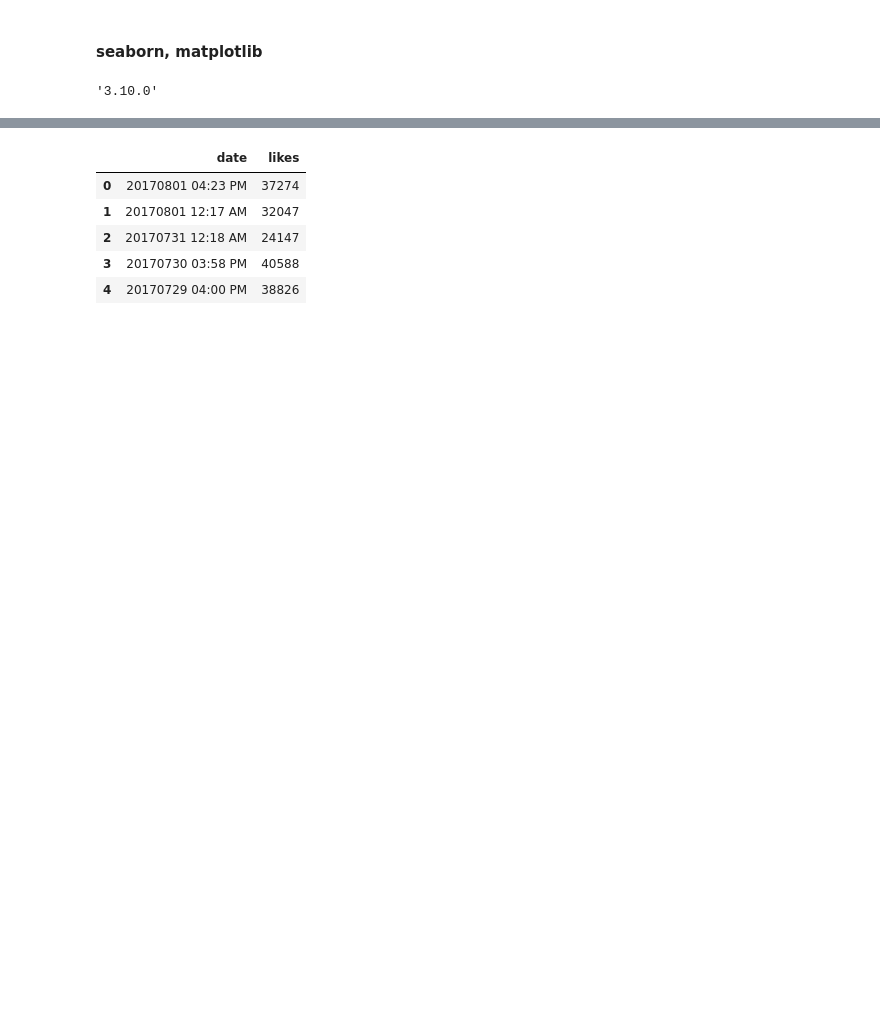
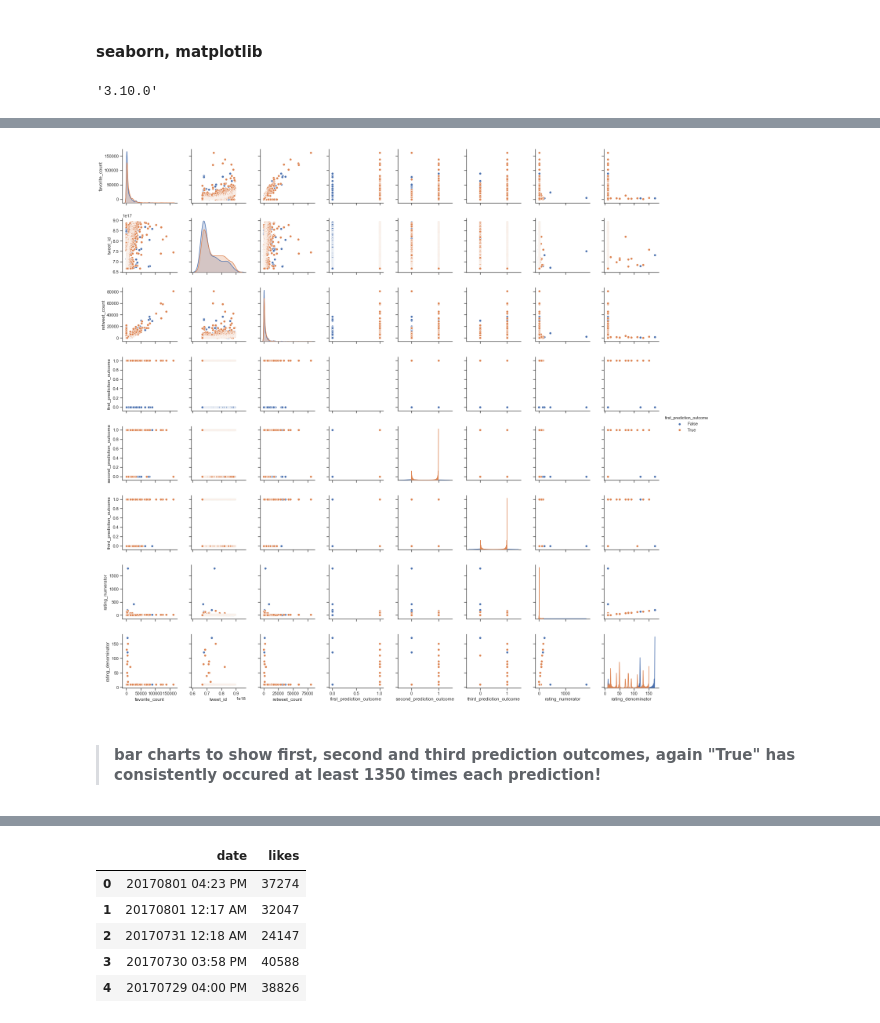
Before and after one commit to MJOAN/Udacity-DA-P4, a Jupyter notebook: Wrangling Data Project.ipynb, the cells around one changed output, grey strips where cells are left out. Cells and saved outputs as stored; diff of their text form; code cells hidden in the pictures; blank space fills up the shorter version.

```diff
--- a/Wrangling Data Project.ipynb
+++ b/Wrangling Data Project.ipynb
@@ -454,3 +467,9 @@ g.fig.set_size_inches(12, 10)
+# %%
+sns.pairplot(master, hue="first_prediction_outcome", height=2.5); # cite 8
+# %% [output]
+[figure, added]
+# %% [markdown]
+> #### bar charts to show first, second and third prediction outcomes, again "True" has consistently occured at least 1350 times each prediction!
 # %%
 master['first_prediction_outcome'].value_counts().plot(kind='barh')
 # %% [output]
```
Also changed, not shown: parts of 29 cells of this notebook.
